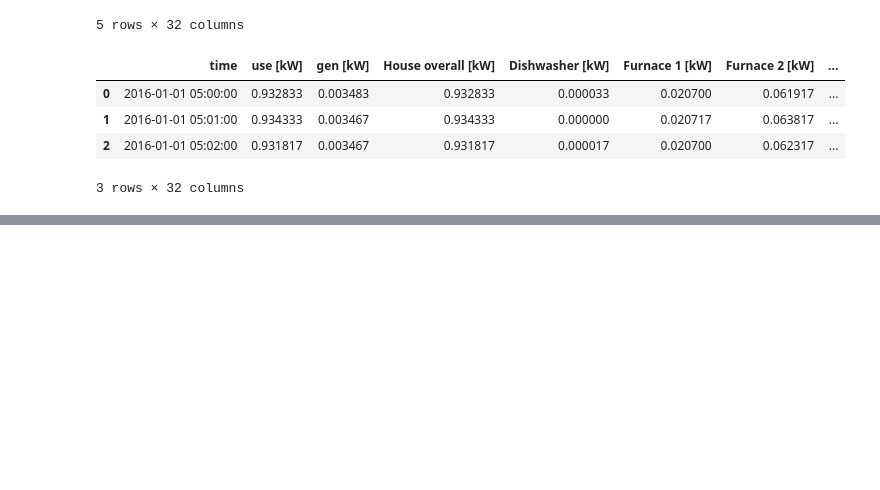
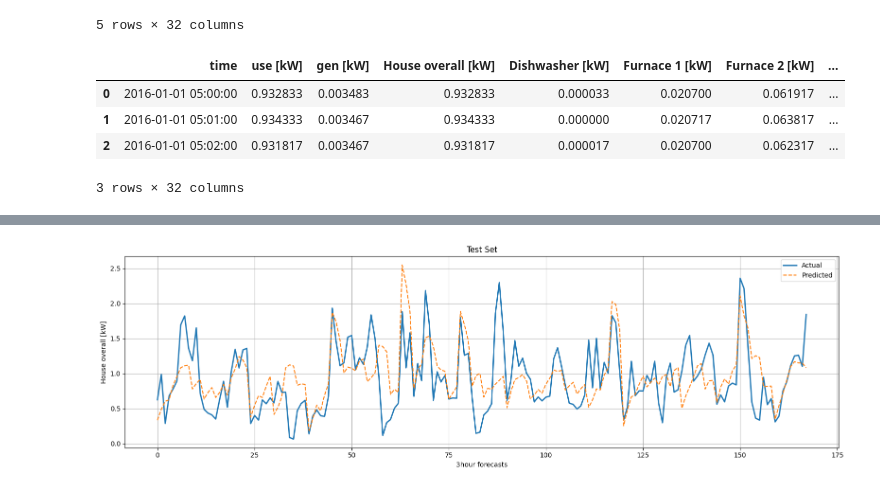
Before and after one commit to nxtum/RTOSxenoLabs, a Jupyter notebook: Untitled4.ipynb, the cells around one changed output, grey strips where cells are left out. Drawn from its saved outputs; the diff is of its cells as text; code cells hidden in the pictures; blank space fills up the shorter version.

```diff
--- a/Untitled4.ipynb
+++ b/Untitled4.ipynb
@@ -160,0 +255,16 @@ df.head(3)
+# %%
+flat_pred = predicted_kW.flatten()
+flat_actual = actual_kW.flatten()
+
+plt.figure(figsize=(16, 5))
+plt.plot(flat_actual, label='Actual', linewidth=2)
+plt.plot(flat_pred, label='Predicted', linestyle='--', linewidth=1.5)
+plt.title('Test Set')
+plt.xlabel('3hour forecasts')
+plt.ylabel('House overall [kW]')
+plt.grid(True)
+plt.legend()
+plt.tight_layout()
+plt.show()
+# %% [output]
+[figure, added]
```
Also changed, not shown: parts of 8 cells of this notebook.
